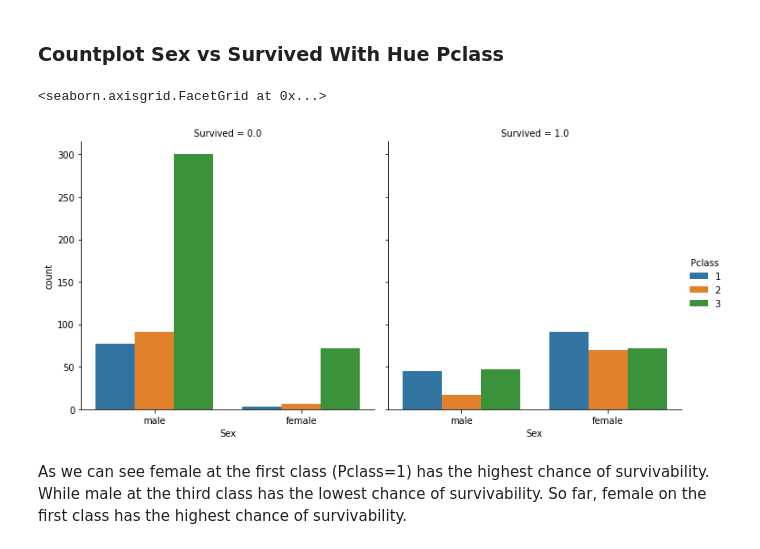
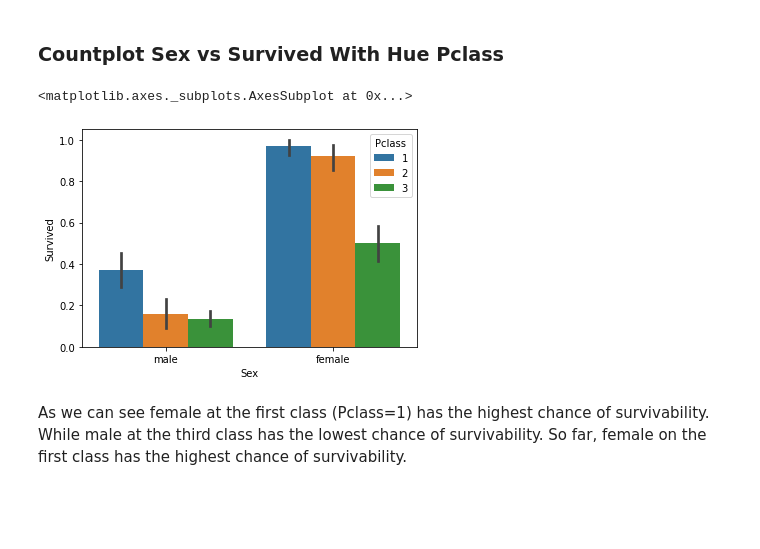
Before and after one commit to marcellinus-witarsah/dataScienceMiniProjects, a Jupyter notebook: TitanicSurvivalModel/Titanic Third.ipynb, the cells around one changed output. Drawn from its saved outputs; the diff is of its cells as text; code cells hidden in the pictures; blank space fills up the shorter version.

```diff
--- a/TitanicSurvivalModel/Titanic Third.ipynb
+++ b/TitanicSurvivalModel/Titanic Third.ipynb
@@ -682,14 +698,13 @@ People on the first class has the highest chance of survivability.
 # %% [markdown]
 ### Countplot Sex vs Survived With Hue Pclass
 # %%
-sns.catplot(x='Sex',
+sns.barplot(x='Sex',
             hue='Pclass',
-            col='Survived',
-            data=titanic_train,
-            kind='count')
+            y='Survived',
+            data=titanic_all)
 # %% [output]
-<seaborn.axisgrid.FacetGrid at 0x...>
+<matplotlib.axes._subplots.AxesSubplot at 0x...>
-[figure, old version]
+[figure, new version]
 # %% [markdown]
 As we can see female at the first class (Pclass=1) has the highest chance of survivability. While male at the third class has the lowest chance of survivability. So far, female on the first class has the highest chance of survivability.
 # %% [markdown]
```
Also changed, not shown: parts of 30 cells of this notebook.
